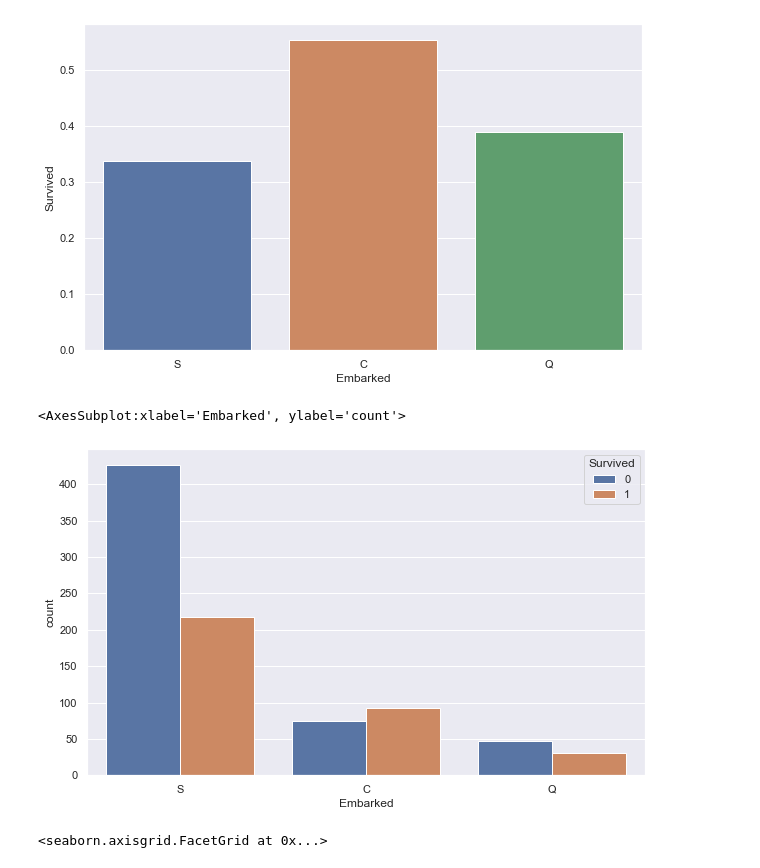
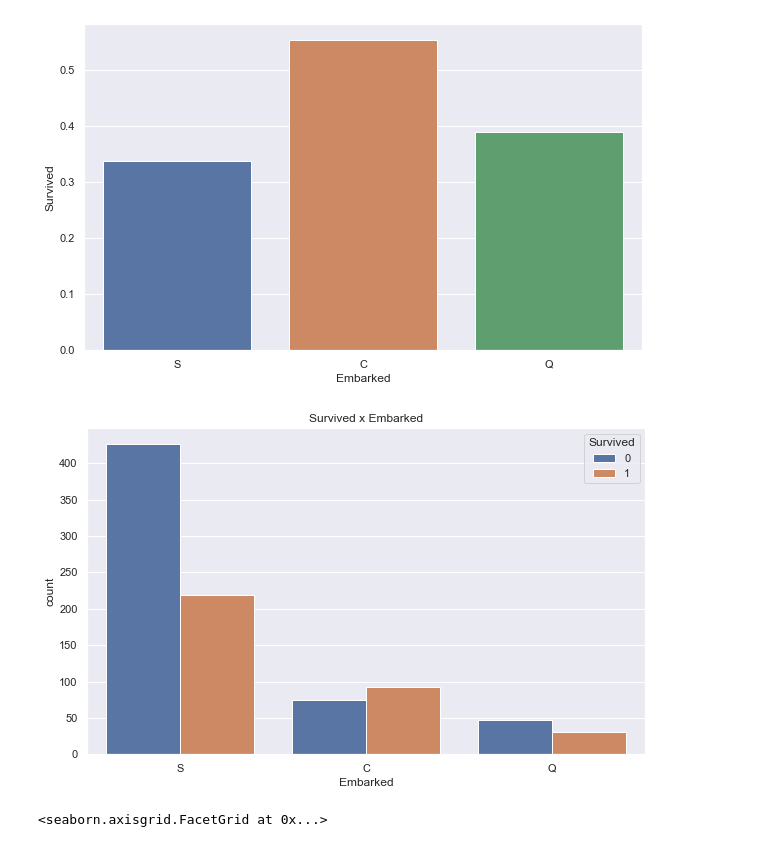
Before and after one commit to IvaStival/DataScience, a Jupyter notebook: Binahki/Challenge_01/code/titanic_analysis_review2.ipynb, the cells around one changed output. Cells and saved outputs as stored; diff of their text form; code cells hidden in the pictures.

```diff
--- a/Binahki/Challenge_01/code/titanic_analysis_review2.ipynb
+++ b/Binahki/Challenge_01/code/titanic_analysis_review2.ipynb
@@ -316,11 +331,12 @@ sns.barplot(data=df_train, x="Embarked", y="Survived", ci=False)
 # %%
 # ANALISANDO DE MANEIRA ABSOLUTA VEMOS QUE A MAIORIA DAS PESSOAS EMBARCARAM EM S
 # E É EM S QUE OCORRE A MAIORIA DAS MORTES E TAMBEM DE SOBREVIVENTES, POREM PELA PROPORÇÃO É A MENOR.
 plt.figure(figsize=(10,6))
 sns.countplot(data=df_train, x="Embarked", hue="Survived")
+plt.title("Survived x Embarked")
+plt.show()
 # %% [output]
-<AxesSubplot:xlabel='Embarked', ylabel='count'>
-[figure, old version]
+[figure, new version]
 # %%
 # DIVIDINDO POR CLASSE NOVAMENTE VEMOS QUE A CLASSE 3 TEM A MENOR PROPORÇÃO DE SOBREVIVENTES, POREM AGORA
 # VEMOS QUE QUEM EMBARCOU EM Q E C TEM UMA PROPORÇÃO MAIOR DE SOBREVIVENTES.
```
Also changed, not shown: parts of 15 cells of this notebook, 11 other files.
